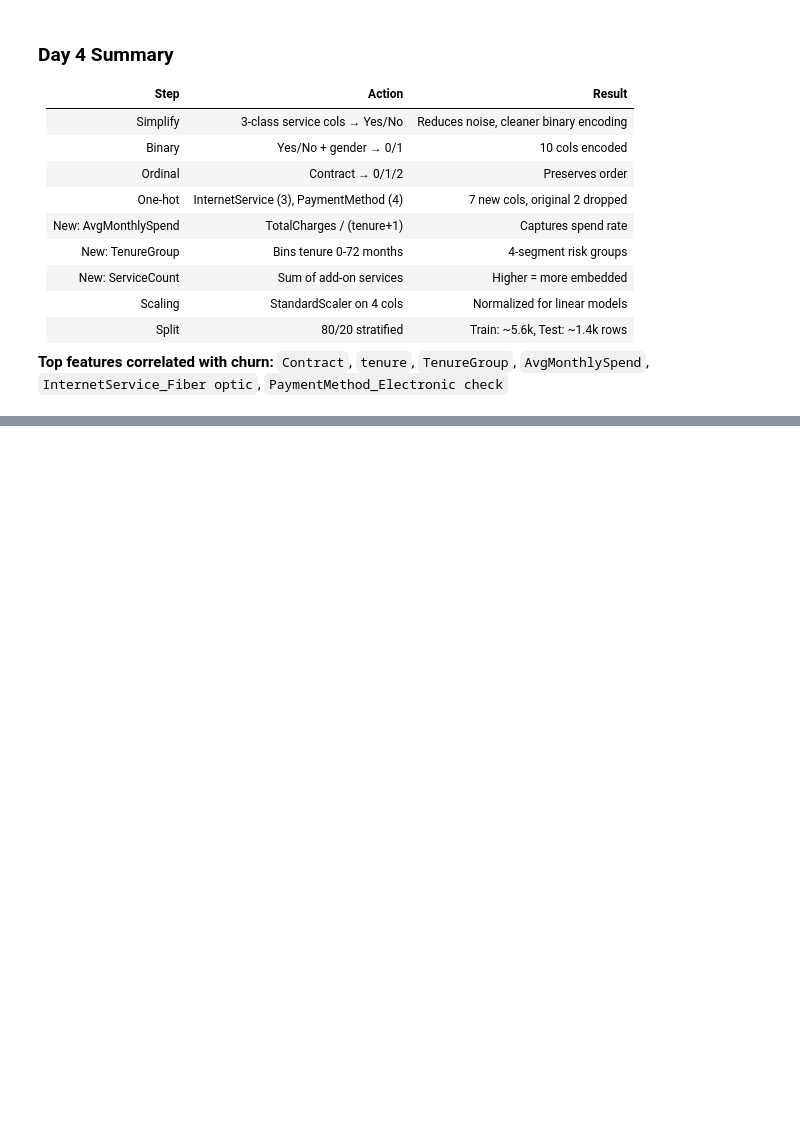
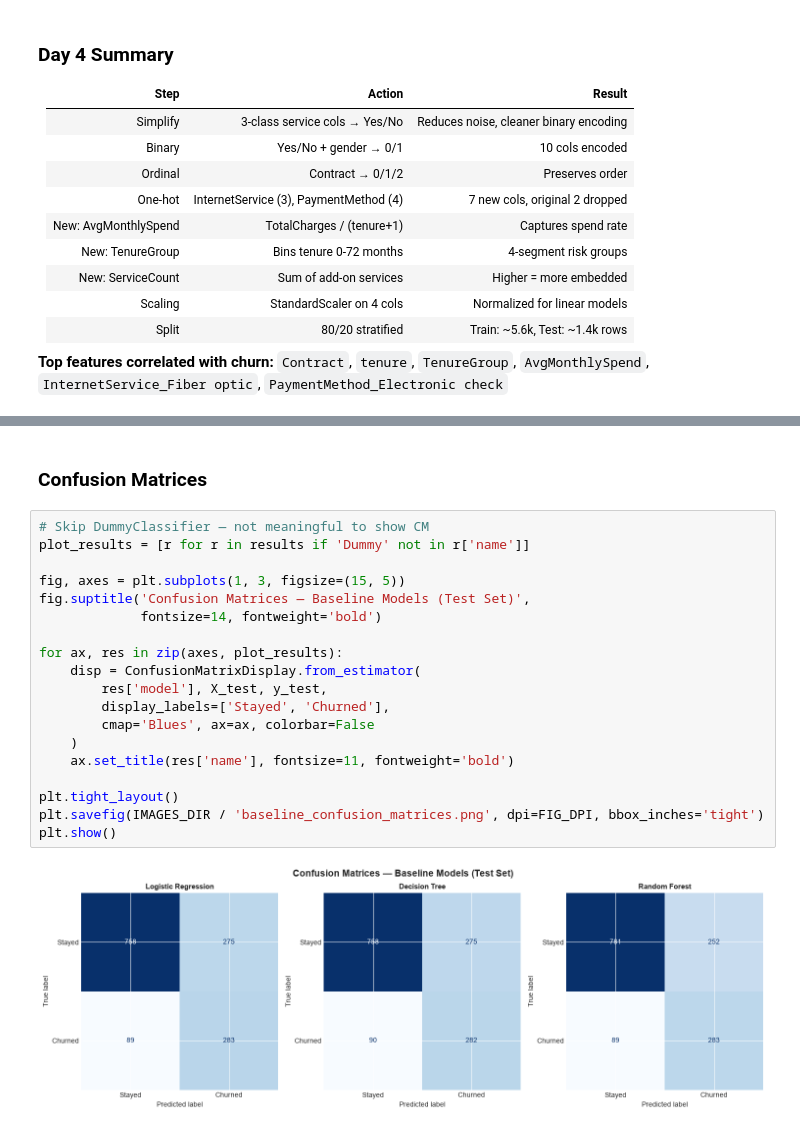
Before and after one commit to Spandana-hub/Customer_churn_prediction, a Jupyter notebook: notebooks/customer_churn_analysis.ipynb, the cells around one changed output, grey strips where cells are left out. Saved outputs shown, nothing was run; the diff lists cells and outputs as text; blank space fills up the shorter version.

```diff
--- a/notebooks/customer_churn_analysis.ipynb
+++ b/notebooks/customer_churn_analysis.ipynb
@@ -993,0 +1172,23 @@ All Day 4 outputs saved successfully!
+# %% [markdown]
+### Confusion Matrices
+# %%
+# Skip DummyClassifier — not meaningful to show CM
+plot_results = [r for r in results if 'Dummy' not in r['name']]
+
+fig, axes = plt.subplots(1, 3, figsize=(15, 5))
+fig.suptitle('Confusion Matrices — Baseline Models (Test Set)',
+             fontsize=14, fontweight='bold')
+
+for ax, res in zip(axes, plot_results):
+    disp = ConfusionMatrixDisplay.from_estimator(
+        res['model'], X_test, y_test,
+        display_labels=['Stayed', 'Churned'],
+        cmap='Blues', ax=ax, colorbar=False
+    )
+    ax.set_title(res['name'], fontsize=11, fontweight='bold')
+
+plt.tight_layout()
+plt.savefig(IMAGES_DIR / 'baseline_confusion_matrices.png', dpi=FIG_DPI, bbox_inches='tight')
+plt.show()
+# %% [output]
+[figure, added]
```
Also changed, not shown: parts of 15 cells of this notebook, 7 other files.
